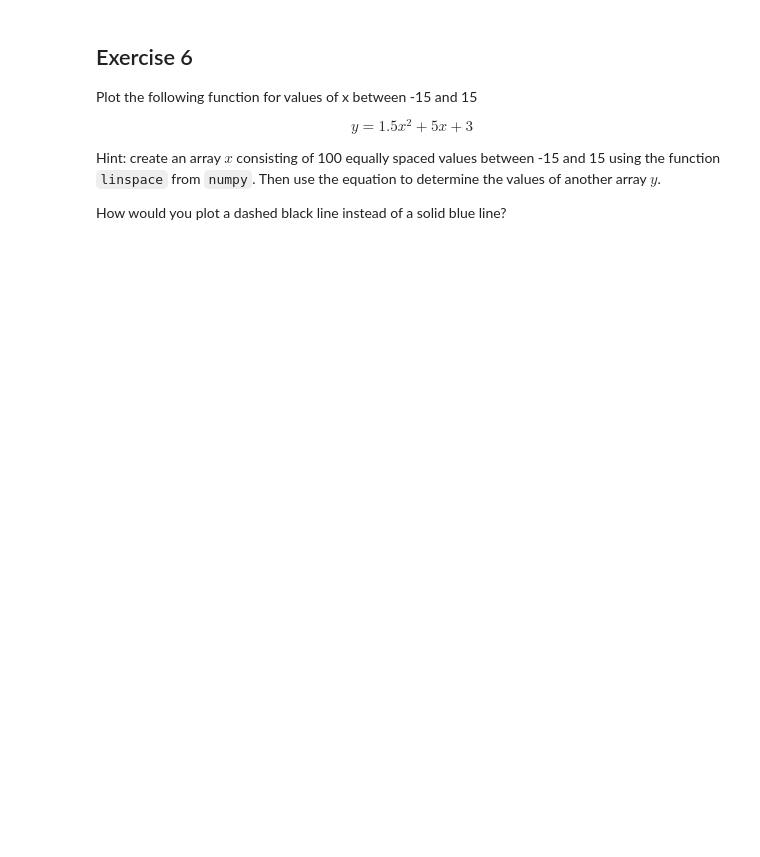
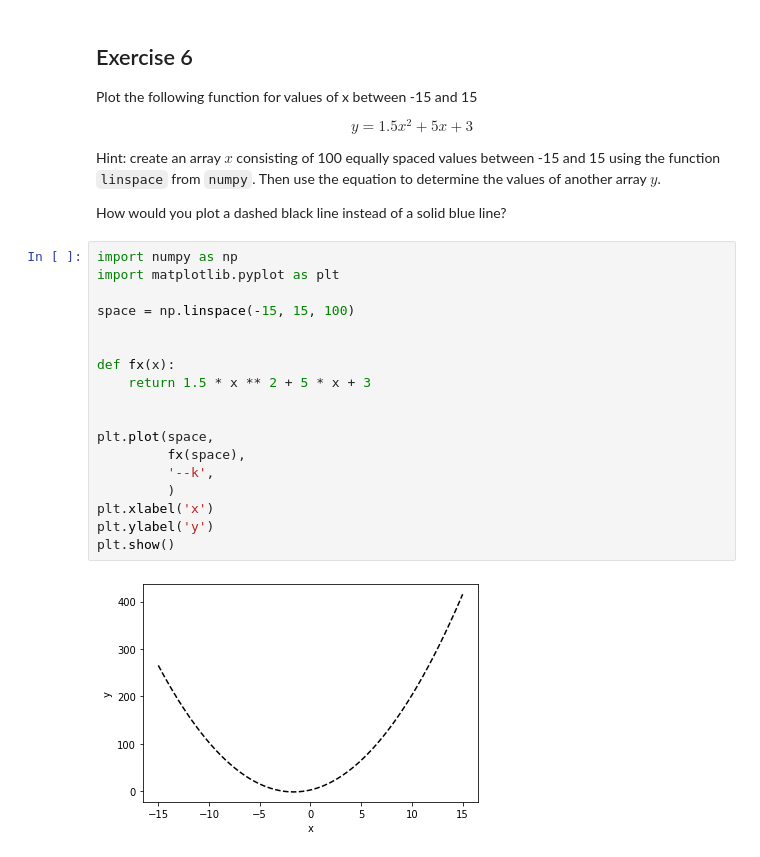
Before and after one commit to randomCui/UIP_ML, a Jupyter notebook: Lab Practical 1.0 Introduction.ipynb, the cells around one changed output. Drawn from its saved outputs; the diff is of its cells as text; blank space fills up the shorter version.

```diff
--- a/Lab Practical 1.0 Introduction.ipynb
+++ b/Lab Practical 1.0 Introduction.ipynb
@@ -208,3 +329,23 @@ y = 1.5x^2 + 5x + 3
 Hint: create an array $x$ consisting of 100 equally spaced values between -15 and 15 using the function `linspace` from `numpy`. Then use the equation to determine the values of another array $y$.
 
 How would you plot a dashed black line instead of a solid blue line?
+# %%
+import numpy as np
+import matplotlib.pyplot as plt
+
+space = np.linspace(-15, 15, 100)
+
+
+def fx(x):
+    return 1.5 * x ** 2 + 5 * x + 3
+
+
+plt.plot(space,
+         fx(space),
+         '--k',
+         )
+plt.xlabel('x')
+plt.ylabel('y')
+plt.show()
+# %% [output]
+[figure, added]
```
Also changed, not shown: parts of 11 cells of this notebook, 2 other files.
